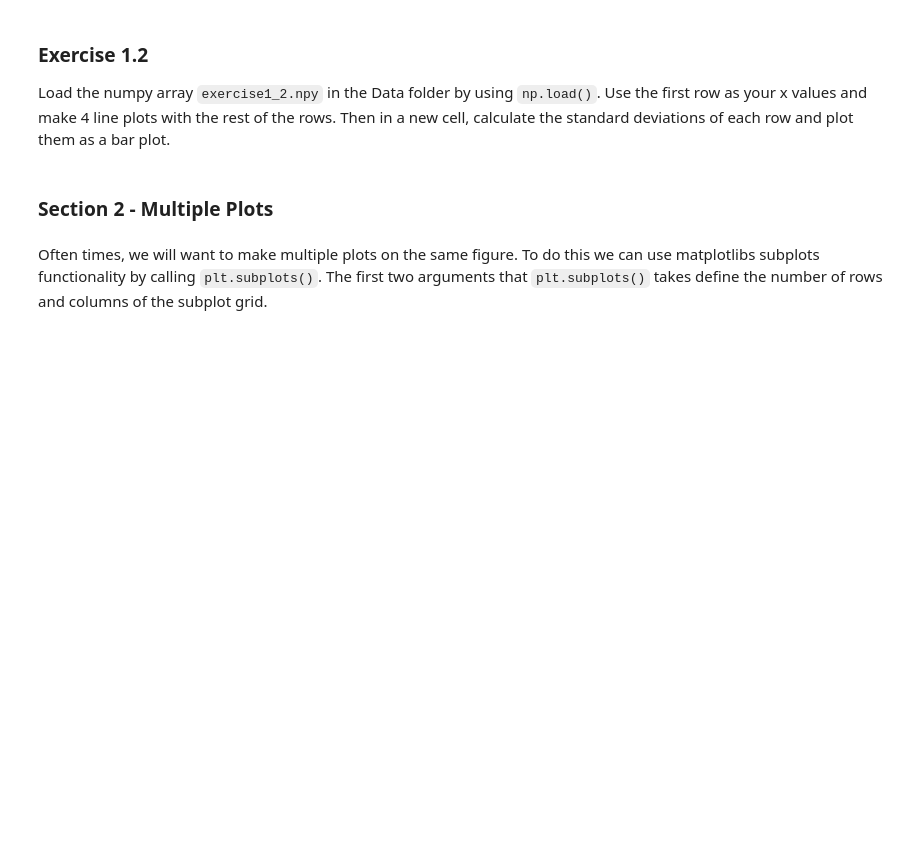
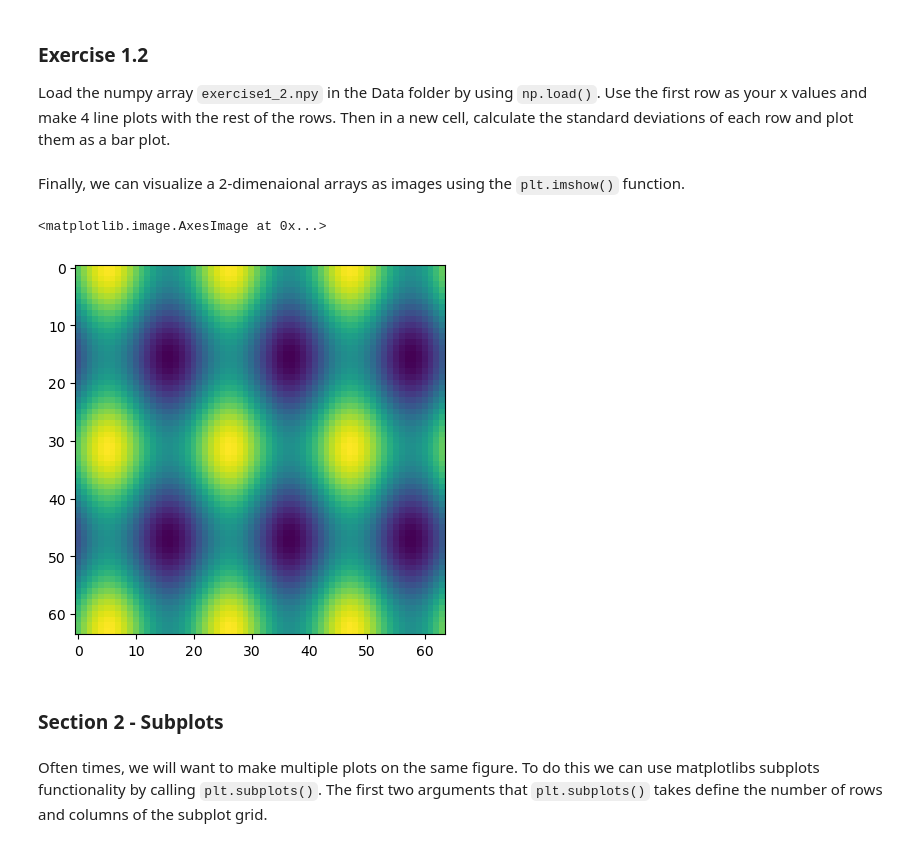
Before and after one commit to jeremyschroeter/Neuro301-Coding-Kit, a Jupyter notebook: Review-Notebooks/Python_Matplotlib_Review.ipynb, the cells around one changed output. Saved outputs shown, nothing was run; the diff lists cells and outputs as text; code cells hidden in the pictures; blank space fills up the shorter version.

Commit message:
added exercises, split plotting into two notebooks

```diff
--- a/Review-Notebooks/Python_Matplotlib_Review.ipynb
+++ b/Review-Notebooks/Python_Matplotlib_Review.ipynb
@@ -165,5 +169,15 @@ Load the numpy array <code>exercise1_2.npy</code> in the Data folder by using <c
+# %% [markdown]
+Finally, we can visualize a 2-dimenaional arrays as images using the <code>plt.imshow()</code> function.
+# %%
+x, y = np.mgrid[:64, :64]
+Z = (np.cos(x*0.2) + np.sin(y*0.3))
+plt.imshow(Z)
+# %% [output]
+<matplotlib.image.AxesImage at 0x...>
+[figure, added]
 # %% [markdown]
-### Section 2 - Multiple Plots
+<a id='Section2'></a>
+### Section 2 - Subplots
 # %% [markdown]
 Often times, we will want to make multiple plots on the same figure. To do this we can use matplotlibs subplots functionality by calling <code>plt.subplots()</code>. The first two arguments that <code>plt.subplots()</code> takes define the number of rows and columns of the subplot grid.
 # %%
```
Also changed, not shown: parts of 14 cells of this notebook, 9 other files.
